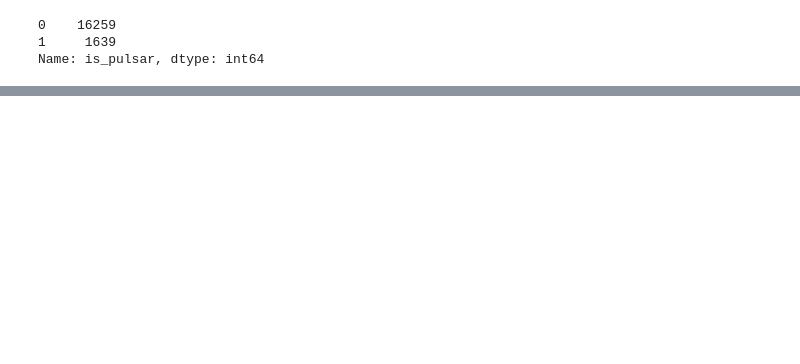
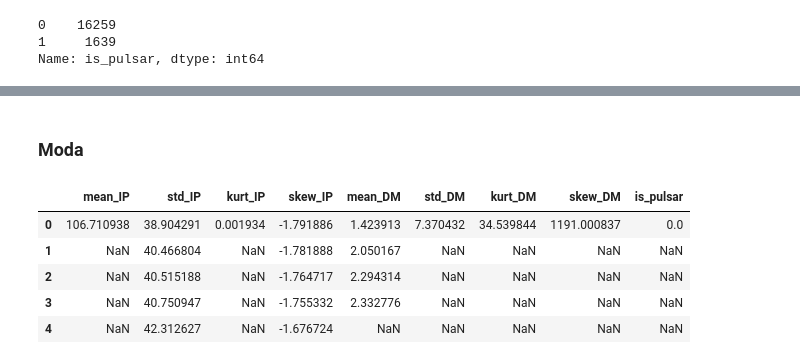
Before and after one commit to MrCycler/ML_PULSAR_CLASSIFICATION_PROJECT, a Jupyter notebook: PREPROCESAMIENTO DE DATA/Pre-visualización de datos.ipynb, the cells around one changed output, grey strips where cells are left out. Cells and saved outputs as stored; diff of their text form; code cells hidden in the pictures; blank space fills up the shorter version.

```diff
--- a/PREPROCESAMIENTO DE DATA/Pre-visualización de datos.ipynb
+++ b/PREPROCESAMIENTO DE DATA/Pre-visualización de datos.ipynb
@@ -50,0 +124,11 @@ data_pulsar["is_pulsar"].hist()
+# %% [markdown]
+### Moda
+# %%
+data_pulsar.mode().head()
+# %% [output]
+|  | mean_IP | std_IP | kurt_IP | skew_IP | mean_DM | std_DM | kurt_DM | skew_DM | is_pulsar |
+| 0 | 106.710938 | 38.904291 | 0.001934 | -1.791886 | 1.423913 | 7.370432 | 34.539844 | 1191.000837 | 0.0 |
+| 1 | NaN | 40.466804 | NaN | -1.781888 | 2.050167 | NaN | NaN | NaN | NaN |
+| 2 | NaN | 40.515188 | NaN | -1.764717 | 2.294314 | NaN | NaN | NaN | NaN |
+| 3 | NaN | 40.750947 | NaN | -1.755332 | 2.332776 | NaN | NaN | NaN | NaN |
+| 4 | NaN | 42.312627 | NaN | -1.676724 | NaN | NaN | NaN | NaN | NaN |
```
Also changed, not shown: parts of 16 cells of this notebook, 4 other files.
